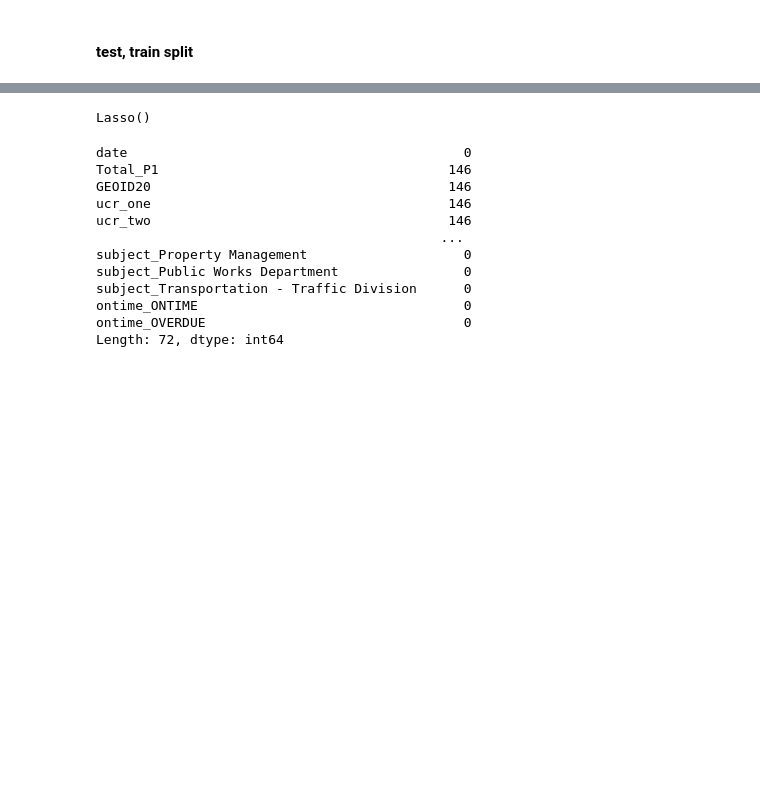
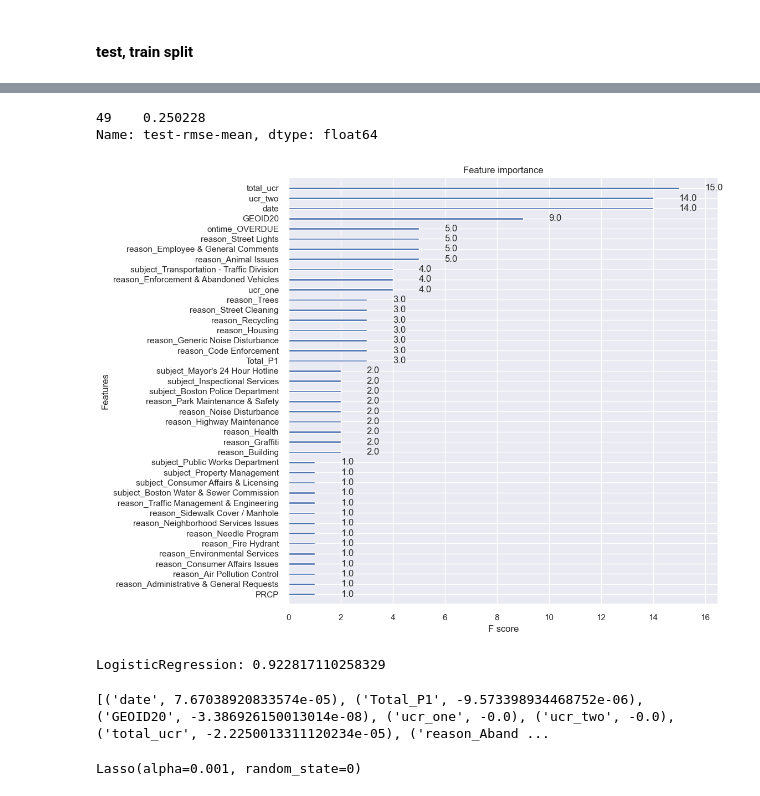
Before and after one commit to georgetown-analytics/boston-311, a Jupyter notebook: 02 code/Encoding_FeatureEngineering_Initial_ML_JPS.ipynb, the cells around one changed output, grey strips where cells are left out. Drawn from its saved outputs; the diff is of its cells as text; code cells hidden in the pictures; blank space fills up the shorter version.

```diff
--- a/02 code/Encoding_FeatureEngineering_Initial_ML_JPS.ipynb
+++ b/02 code/Encoding_FeatureEngineering_Initial_ML_JPS.ipynb
@@ -211,10 +198,10 @@ status_count_fig.bar_label(status_count_fig.containers[0], fmt='%d' );
 # Prepare data for modeling
 
 import datetime as dt
+upsampled = upsampled.dropna(subset = ['GEOID20'])
 
 
 X = upsampled.drop('closed', axis=1)
-X = X.drop('avgprcp', axis = 1)
 X = X.drop('case_enquiry_id', axis = 1)
 X['date']=X['date'].map(dt.datetime.toordinal)
 
@@ -227,3 +214,13 @@ tscv = TimeSeriesSplit()
 for train_index, test_index in tscv.split(X):
     X_train, X_test = X.iloc[train_index, :], X.iloc[test_index,:]
     y_train, y_test = y.iloc[train_index], y.iloc[test_index]
+# %%
+from xgboost import XGBRegressor
+import xgboost as xgb
+
+xgb_reg = XGBRegressor(objective='binary:logistic', colsample_bytree = 0.3, learning_rate = 0.1,
+                max_depth = 5, alpha = 10, n_estimators = 10)
+# fit model
+xgb_reg.fit(X_train, y_train)
+# make predictions
+preds = xgb_reg.predict(X_test)
@@ -230,3 +258,18 @@ for train_index, test_index in tscv.split(X):
+# %%
+print((cv_results["test-rmse-mean"]).tail(1))
+# cross validation reduced our RMSE
+# %% [output]
+49    0.250228
+Name: test-rmse-mean, dtype: float64
+# %%
+# let's look at feature importance
+import matplotlib.pyplot as plt
+
+xgb.plot_importance(xgb_reg)
+plt.rcParams['figure.figsize'] = [15, 10]
+plt.show()
+# %% [output]
+[figure, added]
 # %%
 
 from sklearn.metrics import f1_score
@@ -256,6 +299,19 @@ def score_model(X, y, estimator, **kwargs):
 
     # Compute and return F1 (harmonic mean of precision and recall)
     print("{}: {}".format(estimator.__class__.__name__, f1_score(expected, predicted)))
+
+
+
+models = [
+    LogisticRegression()
+    #, ExtraTreesClassifier()
+    , RandomForestClassifier()
+]
+
+for model in models:
+    score_model(X, y, model)
+# %% [output]
+LogisticRegression: 0.922817110258329
 # %%
 def visualize_model(X, y, estimator):
     """
@@ -283,23 +344,21 @@ for model in models:
 from sklearn.linear_model import Ridge, Lasso, ElasticNet
 
 model = Lasso() # what does alpha default to? What happens when you change it?
-#model.fit(X, y)
+model.fit(X, y)
+print(list(zip(X.columns, model.coef_.tolist())))
+# %% [output]
+[('date', 7.67038920833574e-05), ('Total_P1', -9.573398934468752e-06), ('GEOID20', -3.386926150013014e-08), ('ucr_one', -0.0), ('ucr_two', -0.0), ('total_ucr', -2.2250013311120234e-05), ('reason_Aband ...
 # %%
-model
+from sklearn.model_selection import GridSearchCV
+model = Lasso(random_state=0)
+
+alphas = [0.001, 0.01, 0.1, 1, 10, 100, 1000]
+tuned_params = [{'alpha': alphas}]
+n_folds = 5
+
+grid = GridSearchCV(model, tuned_params, cv=n_folds)
+
+grid.fit(X, y)
+print(grid.best_estimator_)
 # %% [output]
-Lasso()
+Lasso(alpha=0.001, random_state=0)
-# %%
-X.isna().sum()
-# %% [output]
-date                                           0
-Total_P1                                     146
-GEOID20                                      146
-ucr_one                                      146
-ucr_two                                      146
-                                            ...
-subject_Property Management                    0
-subject_Public Works Department                0
-subject_Transportation - Traffic Division      0
-ontime_ONTIME                                  0
-ontime_OVERDUE                                 0
-Length: 72, dtype: int64
```
Also changed, not shown: parts of 16 cells of this notebook.
